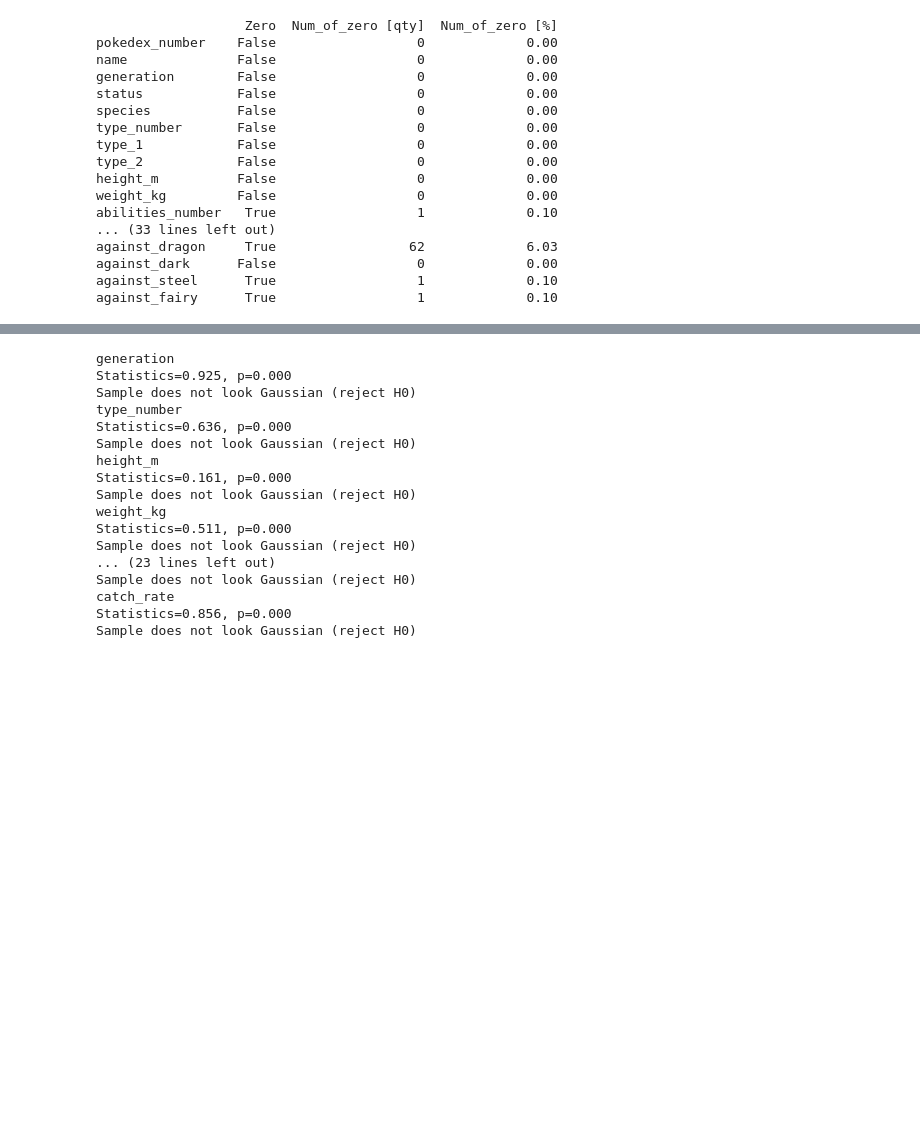
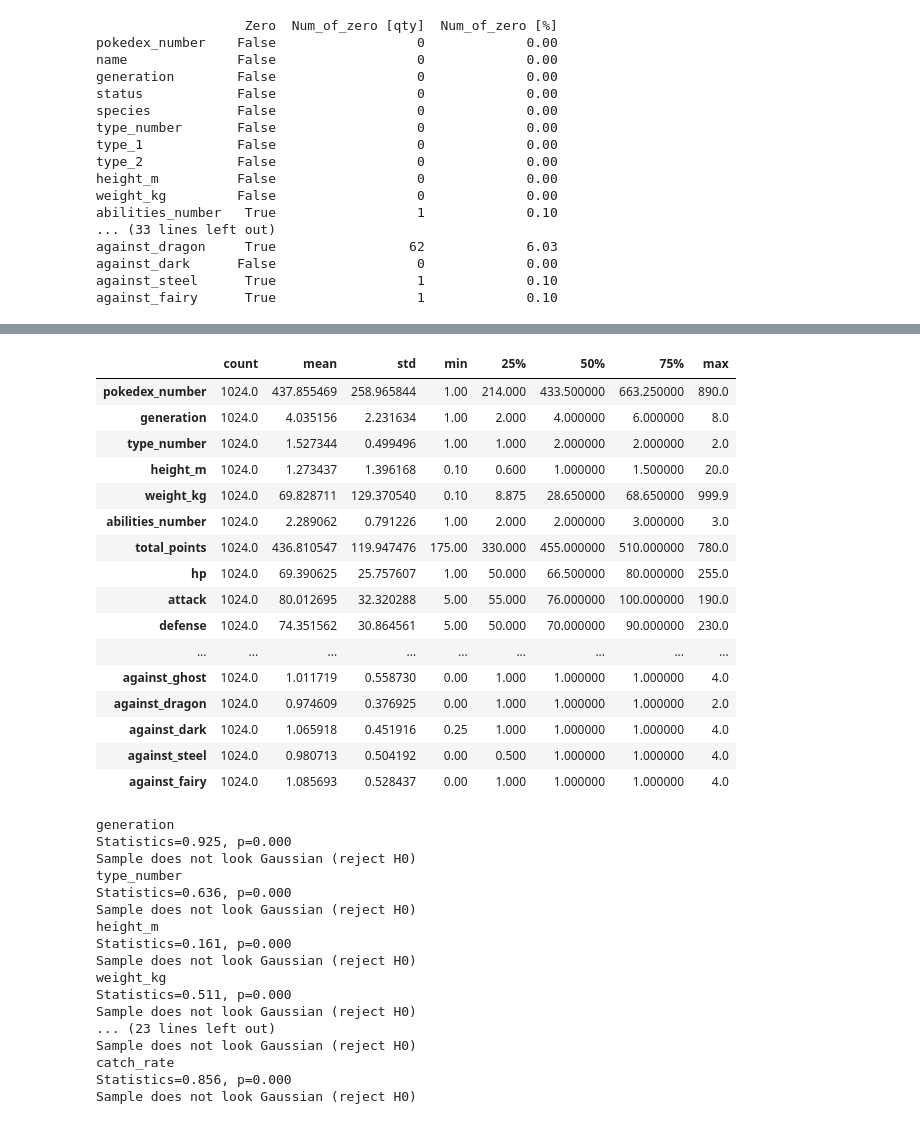
Before and after one commit to jordim14/Pokedex, a Jupyter notebook: Pokedex.ipynb, the cells around one changed output, grey strips where cells are left out. Drawn from its saved outputs; the diff is of its cells as text; code cells hidden in the pictures; blank space fills up the shorter version.

```diff
--- a/Pokedex.ipynb
+++ b/Pokedex.ipynb
@@ -138,3 +160,23 @@ Pokedex2 = Pokedex.dropna()
+# %%
+Pokedex2.describe().T
+# %% [output]
+|  | count | mean | std | min | 25% | 50% | 75% | max |
+| pokedex_number | 1024.0 | 437.855469 | 258.965844 | 1.00 | 214.000 | 433.500000 | 663.250000 | 890.0 |
+| generation | 1024.0 | 4.035156 | 2.231634 | 1.00 | 2.000 | 4.000000 | 6.000000 | 8.0 |
+| type_number | 1024.0 | 1.527344 | 0.499496 | 1.00 | 1.000 | 2.000000 | 2.000000 | 2.0 |
+| height_m | 1024.0 | 1.273437 | 1.396168 | 0.10 | 0.600 | 1.000000 | 1.500000 | 20.0 |
+| weight_kg | 1024.0 | 69.828711 | 129.370540 | 0.10 | 8.875 | 28.650000 | 68.650000 | 999.9 |
+| abilities_number | 1024.0 | 2.289062 | 0.791226 | 1.00 | 2.000 | 2.000000 | 3.000000 | 3.0 |
+| total_points | 1024.0 | 436.810547 | 119.947476 | 175.00 | 330.000 | 455.000000 | 510.000000 | 780.0 |
+| hp | 1024.0 | 69.390625 | 25.757607 | 1.00 | 50.000 | 66.500000 | 80.000000 | 255.0 |
+| attack | 1024.0 | 80.012695 | 32.320288 | 5.00 | 55.000 | 76.000000 | 100.000000 | 190.0 |
+| defense | 1024.0 | 74.351562 | 30.864561 | 5.00 | 50.000 | 70.000000 | 90.000000 | 230.0 |
+| ... | ... | ... | ... | ... | ... | ... | ... | ... |
+| against_ghost | 1024.0 | 1.011719 | 0.558730 | 0.00 | 1.000 | 1.000000 | 1.000000 | 4.0 |
+| against_dragon | 1024.0 | 0.974609 | 0.376925 | 0.00 | 1.000 | 1.000000 | 1.000000 | 2.0 |
+| against_dark | 1024.0 | 1.065918 | 0.451916 | 0.25 | 1.000 | 1.000000 | 1.000000 | 4.0 |
+| against_steel | 1024.0 | 0.980713 | 0.504192 | 0.00 | 0.500 | 1.000000 | 1.000000 | 4.0 |
+| against_fairy | 1024.0 | 1.085693 | 0.528437 | 0.00 | 1.000 | 1.000000 | 1.000000 | 4.0 |
 # %%
 Pokedex2.to_csv("Pokedex.csv")
 # %%
```
Also changed, not shown: parts of 8 cells of this notebook.
